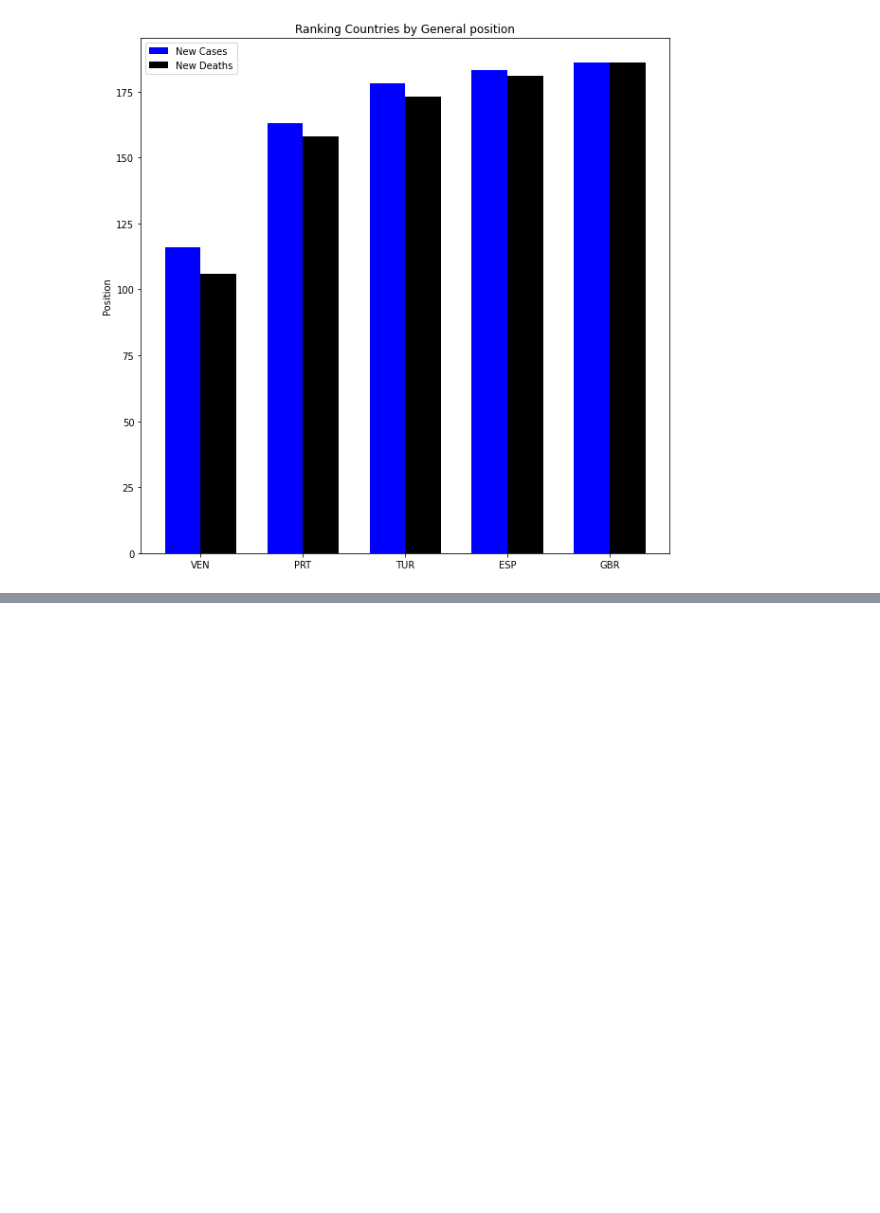
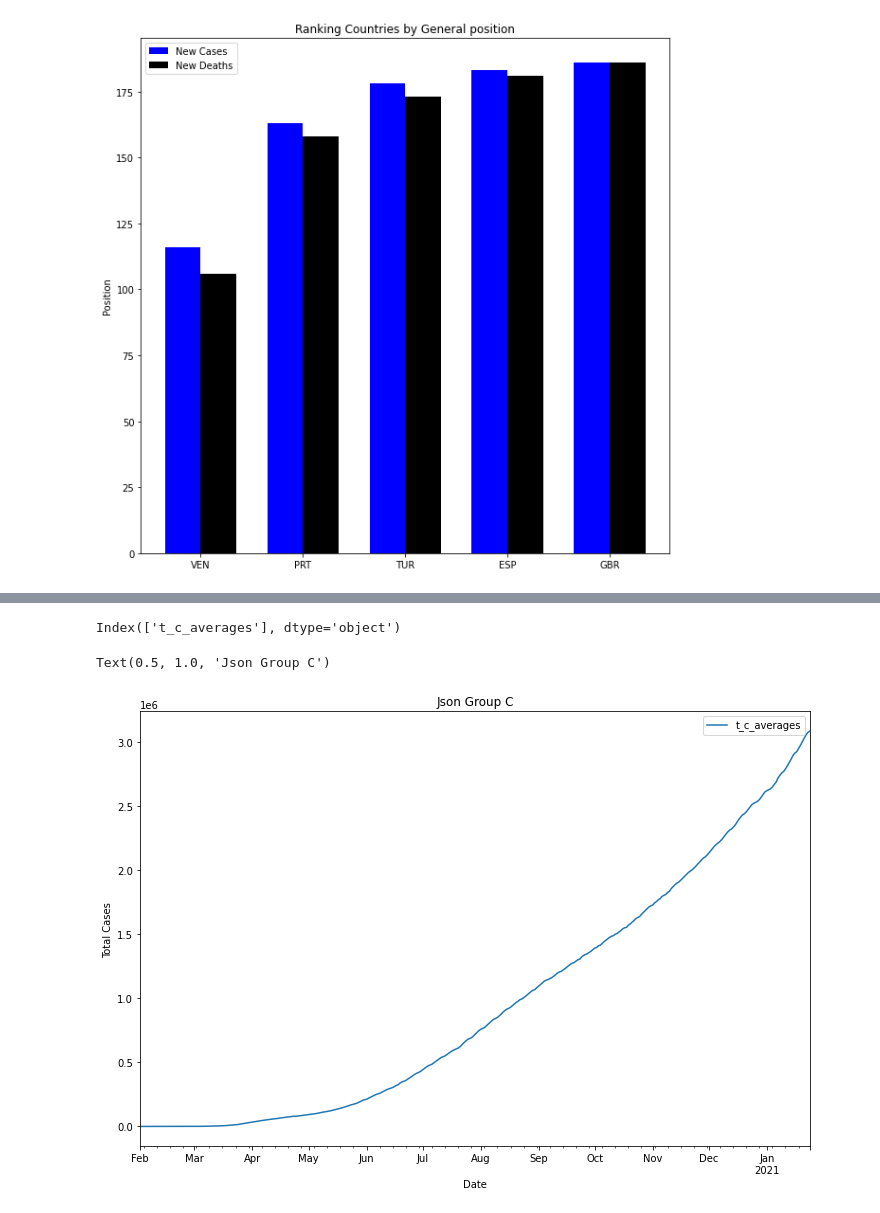
Before and after one commit to AriadnaPuigventos/GroupD_Covid19, a Jupyter notebook: notebooks/Ariadna.ipynb, the cells around one changed output, grey strips where cells are left out. Saved outputs shown, nothing was run; the diff lists cells and outputs as text; code cells hidden in the pictures; blank space fills up the shorter version.

```diff
--- a/notebooks/Ariadna.ipynb
+++ b/notebooks/Ariadna.ipynb
@@ -660,0 +720,3 @@ ax.legend()
+# %%
+grupoC = pd.read_json("http://apiprojectdata.ddns.net:5000/token:C98453658")
+grupoC
@@ -660,0 +742,3 @@ ax.legend()
+# %%
+grupoC = grupoC.dropna(how = "any")
+grupoC
@@ -660,0 +770,12 @@ ax.legend()
+# %%
+grupoC.columns
+# %% [output]
+Index(['t_c_averages'], dtype='object')
+# %%
+total_cases = grupoC.plot(figsize=(12,8))
+total_cases.set_xlabel("Date")
+total_cases.set_ylabel("Total Cases")
+total_cases.set_title("Json Group C")
+# %% [output]
+Text(0.5, 1.0, 'Json Group C')
+[figure, added]
```
Also changed, not shown: parts of 24 cells of this notebook, 7 other files.
